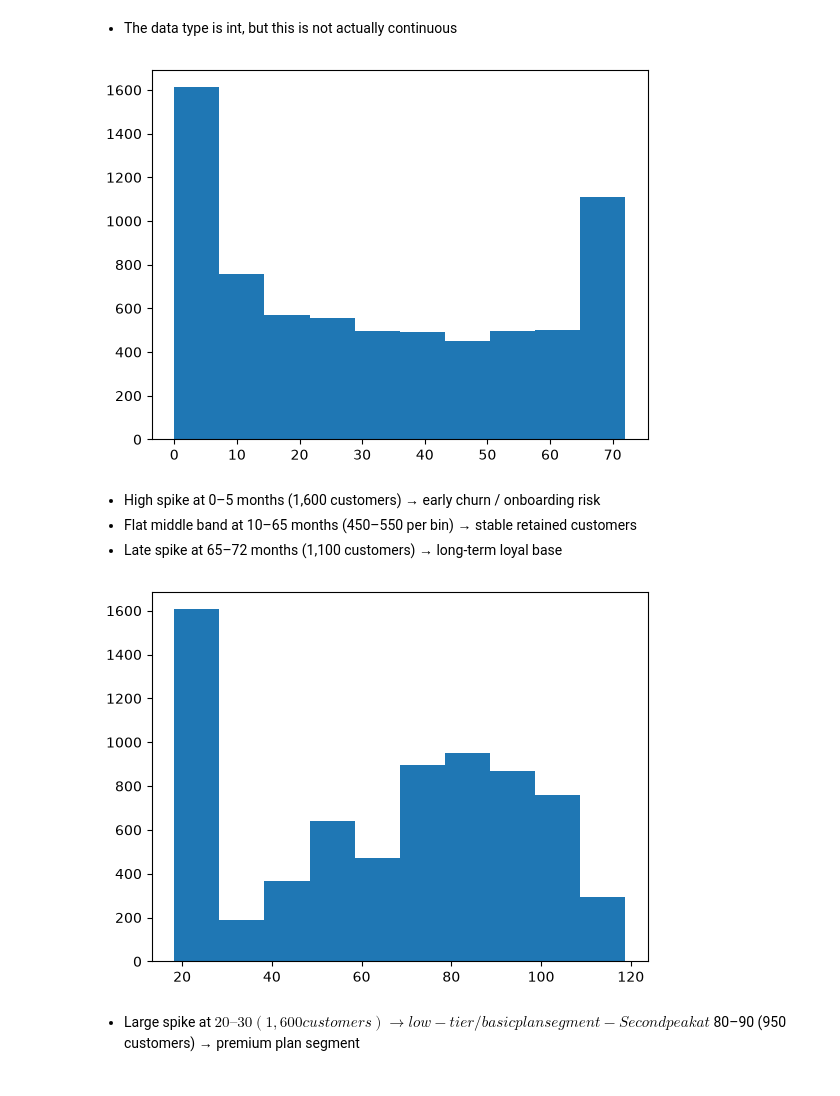
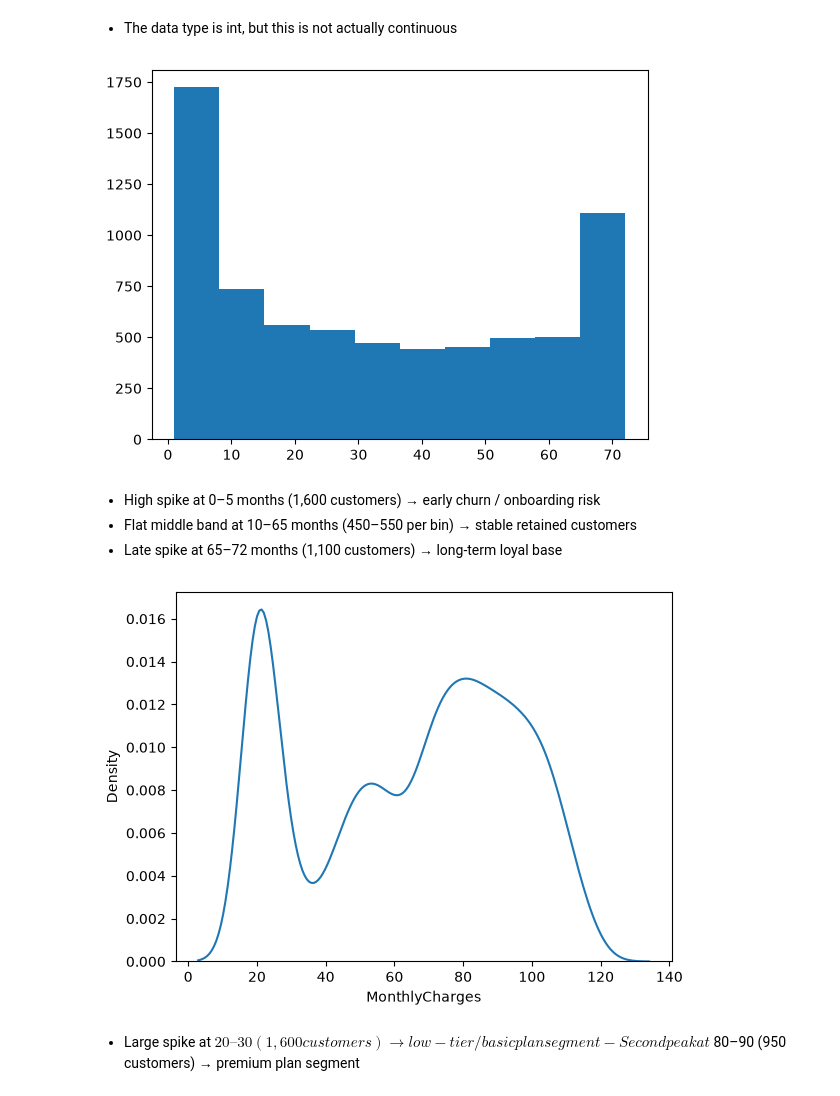
Before and after one commit to nadukayomal/telco-churn-prediction, a Jupyter notebook: notebooks/eda/2_eda_univariant.ipynb, the cells around one changed output. Cells and saved outputs as stored; diff of their text form; code cells hidden in the pictures.

Commit message:
feat : done EDA Proces

```diff
--- a/notebooks/eda/2_eda_univariant.ipynb
+++ b/notebooks/eda/2_eda_univariant.ipynb
@@ -16,7 +16,7 @@ FIGURE_DIR = Path('../../artifacts/figures')
 # %% [markdown]
 ### 2. Load Data
 # %%
-df = pd.read_csv(RAW_DATA_PATH)
+df = pd.read_csv(f"{PROCESSED_DATA_PATH}/ handled_missing_value.csv")
 # %%
 df.head(5)
 # %% [output]
@@ -69,16 +68,16 @@ plt.savefig(FIGURE_DIR / "eda_senior_citizen.png", dpi=150, bbox_inches='tight')
 plt.hist(df['tenure'])
 plt.savefig(FIGURE_DIR / "eda_tenure.png")
 # %% [output]
-[figure, old version]
+[figure, new version]
 # %% [markdown]
   - High spike at 0–5 months (1,600 customers) → early churn / onboarding risk
   - Flat middle band at 10–65 months (450–550 per bin) → stable retained customers
   - Late spike at 65–72 months (1,100 customers) → long-term loyal base
 # %%
-plt.hist(df['MonthlyCharges'])
+sns.kdeplot(df['MonthlyCharges'])
 plt.savefig(FIGURE_DIR / "eda_monthly_charges.png")
 # %% [output]
-[figure, old version]
+[figure, new version]
 # %% [markdown]
 - Large spike at $20–30 (1,600 customers) → low-tier/basic plan segment
 - Second peak at $80–90 (950 customers) → premium plan segment
```
Also changed, not shown: parts of 32 cells of this notebook, 1 other file.
